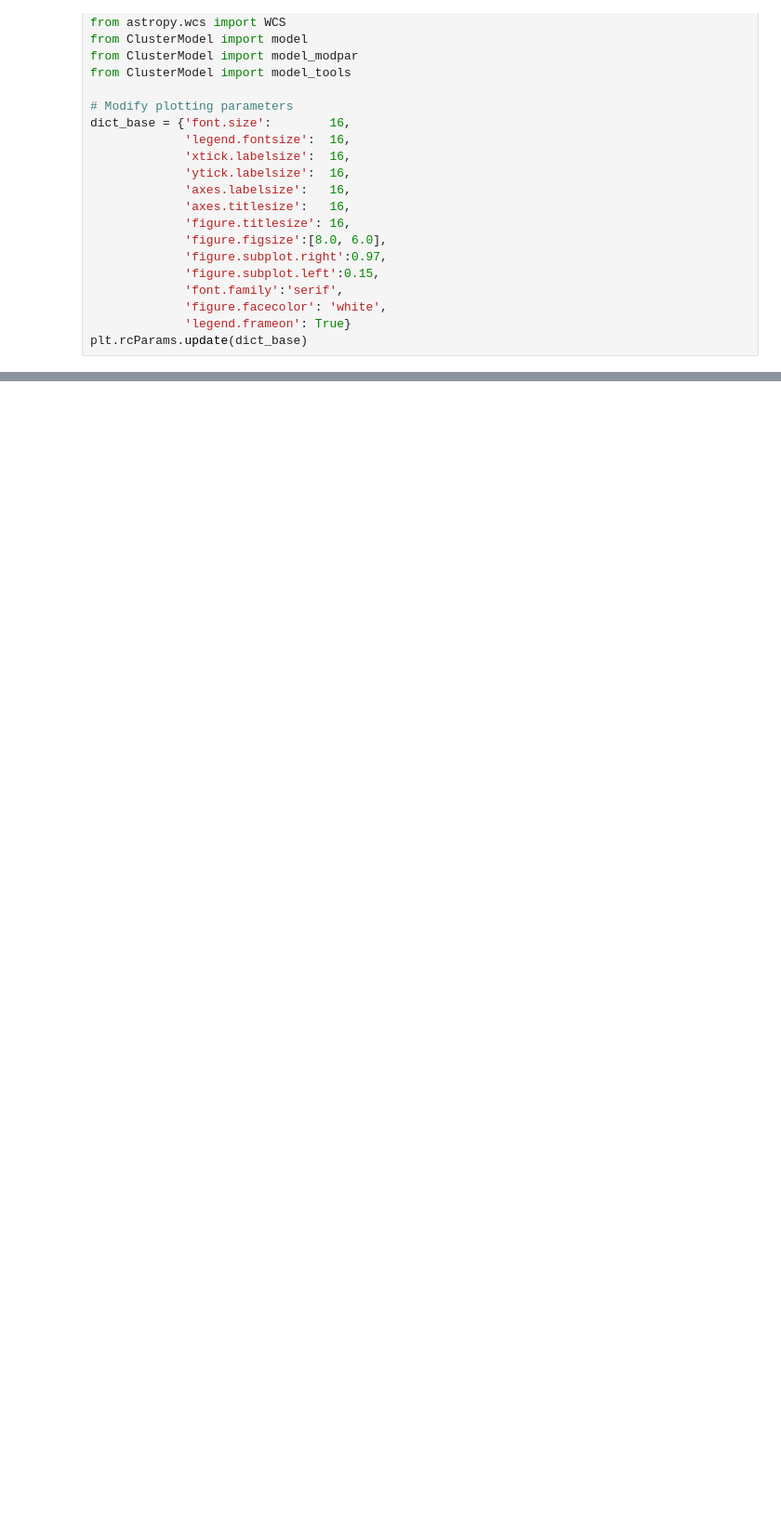
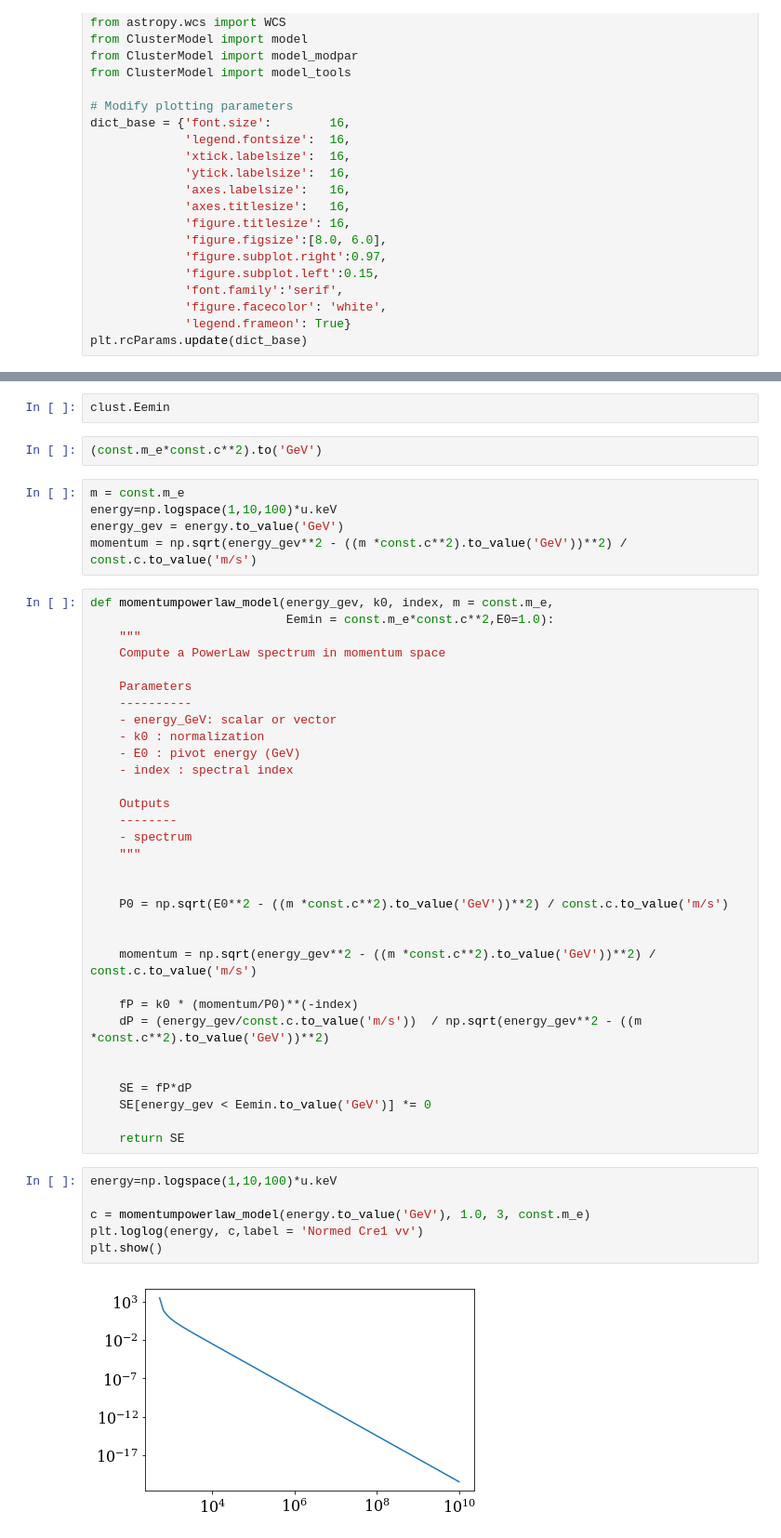
Before and after one commit to renlliang3/ClusterModel, a Jupyter notebook: notebook/HazalNotebooks/MomentumSpacePowerLaw.ipynb, the cells around one changed output, grey strips where cells are left out. Shown at 93% size. Drawn from its saved outputs; the diff is of its cells as text; blank space fills up the shorter version.

Commit message:
Adding mass and Emin parameters to momentum power law

```diff
--- a/notebook/HazalNotebooks/MomentumSpacePowerLaw.ipynb
+++ b/notebook/HazalNotebooks/MomentumSpacePowerLaw.ipynb
@@ -207,0 +55,49 @@ f
+# %%
+clust.Eemin
+# %%
+(const.m_e*const.c**2).to('GeV')
+# %%
+m = const.m_e
+energy=np.logspace(1,10,100)*u.keV
+energy_gev = energy.to_value('GeV')
+momentum = np.sqrt(energy_gev**2 - ((m *const.c**2).to_value('GeV'))**2) / const.c.to_value('m/s')
+# %%
+def momentumpowerlaw_model(energy_gev, k0, index, m = const.m_e,
+                           Eemin = const.m_e*const.c**2,E0=1.0):
+    """
+    Compute a PowerLaw spectrum in momentum space
+
+    Parameters
+    ----------
+    - energy_GeV: scalar or vector
+    - k0 : normalization
+    - E0 : pivot energy (GeV)
+    - index : spectral index
+
+    Outputs
+    --------
+    - spectrum
+    """
+
+
+    P0 = np.sqrt(E0**2 - ((m *const.c**2).to_value('GeV'))**2) / const.c.to_value('m/s')
+
+
+    momentum = np.sqrt(energy_gev**2 - ((m *const.c**2).to_value('GeV'))**2) / const.c.to_value('m/s')
+
+    fP = k0 * (momentum/P0)**(-index)
+    dP = (energy_gev/const.c.to_value('m/s'))  / np.sqrt(energy_gev**2 - ((m *const.c**2).to_value('GeV'))**2)
+
+
+    SE = fP*dP
+    SE[energy_gev < Eemin.to_value('GeV')] *= 0
+
+    return SE
+# %%
+energy=np.logspace(1,10,100)*u.keV
+
+c = momentumpowerlaw_model(energy.to_value('GeV'), 1.0, 3, const.m_e)
+plt.loglog(energy, c,label = 'Normed Cre1 vv')
+plt.show()
+# %% [output]
+[figure, added]
```
Also changed, not shown: parts of 55 cells of this notebook, 3 other files.
